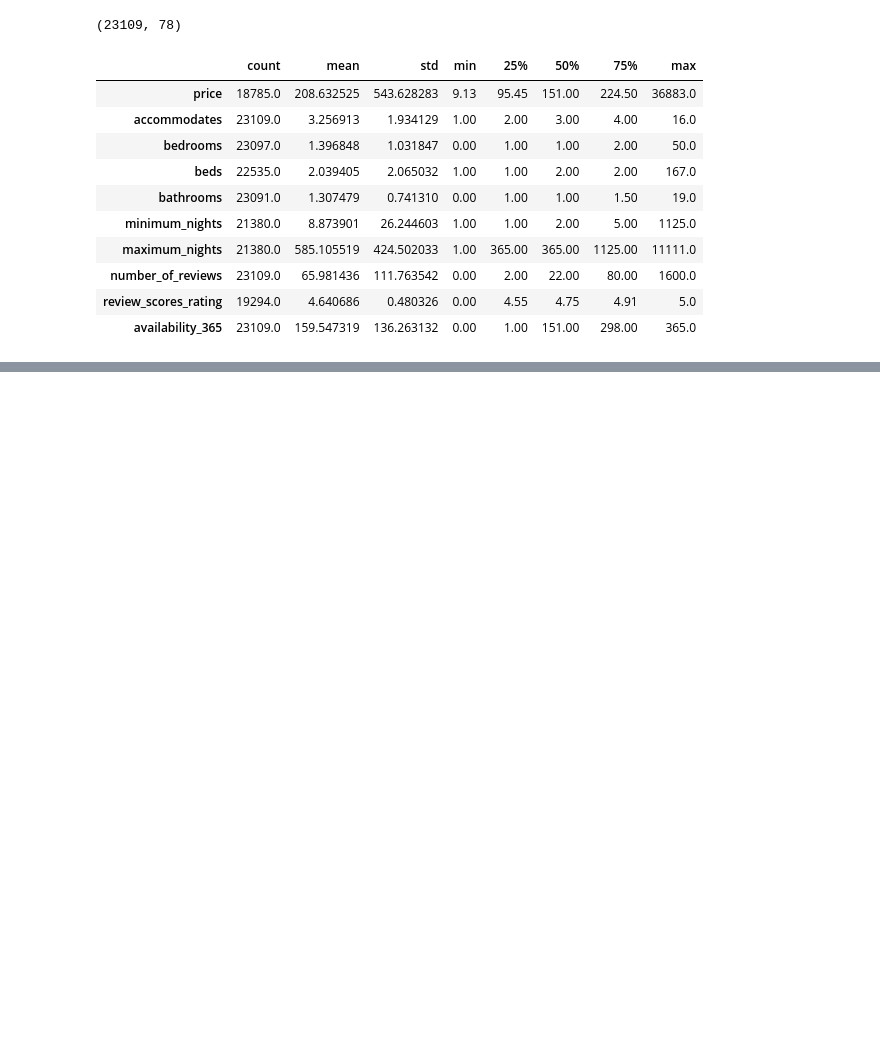
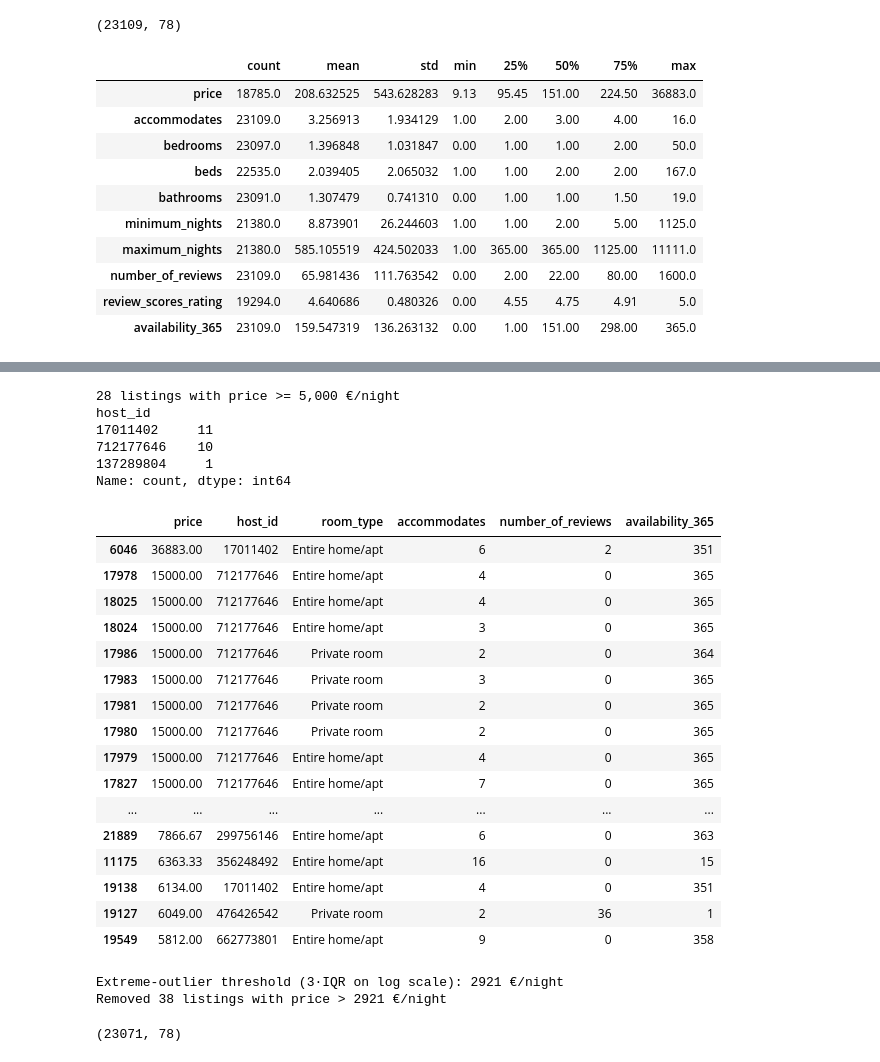
Before and after one commit to PabloMonteroRuiz/machine-learning-airbnb, a Jupyter notebook: notebooks/02_distributions_and_outliers.ipynb, the cells around one changed output, grey strips where cells are left out. Drawn from its saved outputs; the diff is of its cells as text; code cells hidden in the pictures; blank space fills up the shorter version.

```diff
--- a/notebooks/02_distributions_and_outliers.ipynb
+++ b/notebooks/02_distributions_and_outliers.ipynb
@@ -37,0 +75,44 @@ df[main_num_cols].describe().T
+# %%
+extreme = df[df["price"] >= 5000]
+print(f"{len(extreme)} listings with price >= 5,000 €/night")
+print(extreme["host_id"].value_counts().head(3))
+
+extreme[["price", "host_id", "room_type", "accommodates",
+         "number_of_reviews", "availability_365"]].sort_values("price", ascending=False)
+# %% [output]
+28 listings with price >= 5,000 €/night
+host_id
+17011402     11
+712177646    10
+137289804     1
+Name: count, dtype: int64
+|  | price | host_id | room_type | accommodates | number_of_reviews | availability_365 |
+| 6046 | 36883.00 | 17011402 | Entire home/apt | 6 | 2 | 351 |
+| 17978 | 15000.00 | 712177646 | Entire home/apt | 4 | 0 | 365 |
+| 18025 | 15000.00 | 712177646 | Entire home/apt | 4 | 0 | 365 |
+| 18024 | 15000.00 | 712177646 | Entire home/apt | 3 | 0 | 365 |
+| 17986 | 15000.00 | 712177646 | Private room | 2 | 0 | 364 |
+| 17983 | 15000.00 | 712177646 | Private room | 3 | 0 | 365 |
+| 17981 | 15000.00 | 712177646 | Private room | 2 | 0 | 365 |
+| 17980 | 15000.00 | 712177646 | Private room | 2 | 0 | 365 |
+| 17979 | 15000.00 | 712177646 | Entire home/apt | 4 | 0 | 365 |
+| 17827 | 15000.00 | 712177646 | Entire home/apt | 7 | 0 | 365 |
+| ... | ... | ... | ... | ... | ... | ... |
+| 21889 | 7866.67 | 299756146 | Entire home/apt | 6 | 0 | 363 |
+| 11175 | 6363.33 | 356248492 | Entire home/apt | 16 | 0 | 15 |
+| 19138 | 6134.00 | 17011402 | Entire home/apt | 4 | 0 | 351 |
+| 19127 | 6049.00 | 476426542 | Private room | 2 | 36 | 1 |
+| 19549 | 5812.00 | 662773801 | Entire home/apt | 9 | 0 | 358 |
+# %%
+log_low3, log_high3 = iqr_bounds(log_price, k=3)
+upper_price = np.exp(log_high3)
+print(f"Extreme-outlier threshold (3·IQR on log scale): {upper_price:.0f} €/night")
+
+n_before = len(df)
+df = df[~(df["price"] > upper_price)]
+print(f"Removed {n_before - len(df)} listings with price > {upper_price:.0f} €/night")
+df.shape
+# %% [output]
+Extreme-outlier threshold (3·IQR on log scale): 2921 €/night
+Removed 38 listings with price > 2921 €/night
+(23071, 78)
```
Also changed, not shown: parts of 5 cells of this notebook.
